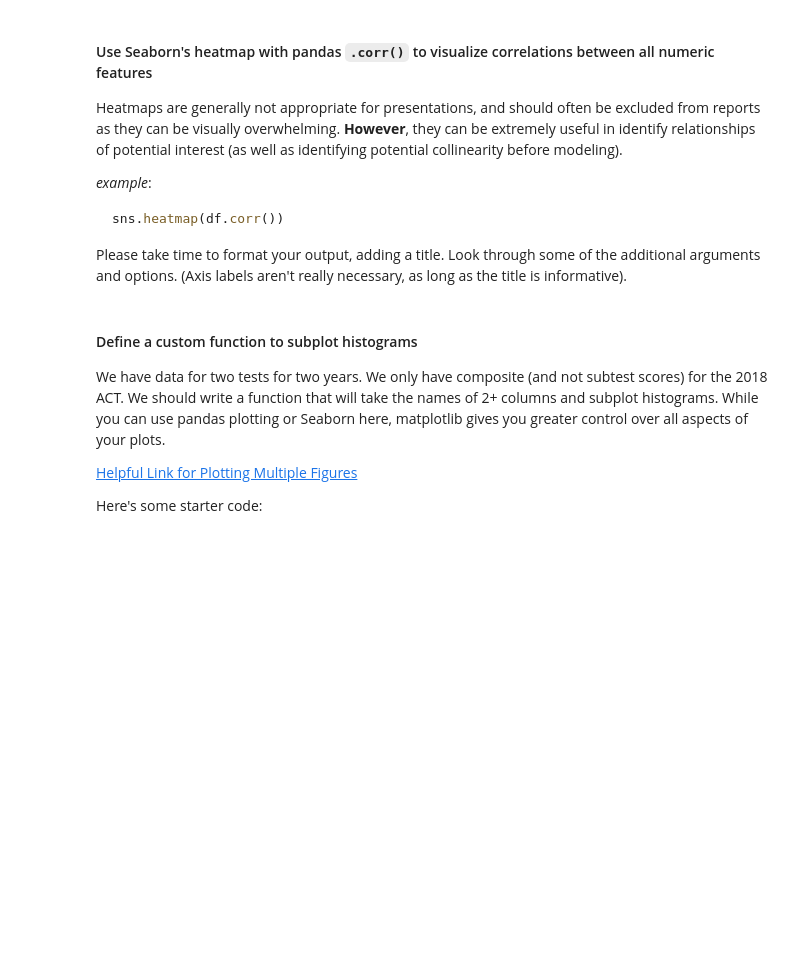
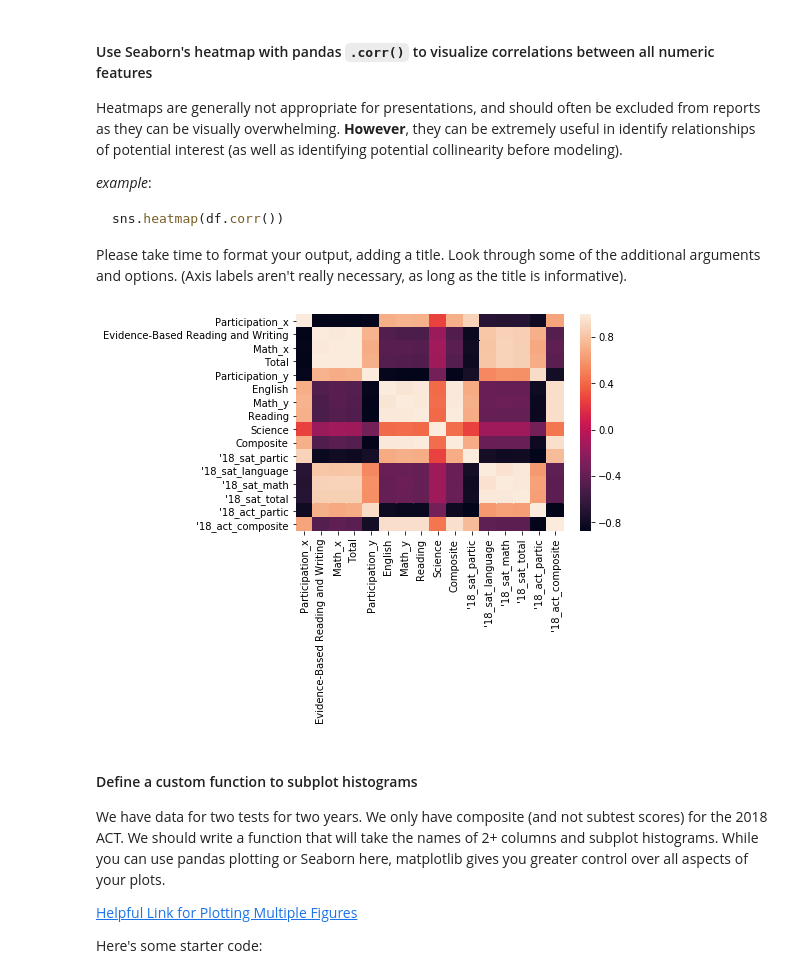
Before and after one commit to alexsimonsays/SAT_ACT_analysis, a Jupyter notebook: code/starter-code.ipynb, the cells around one changed output. Cells and saved outputs as stored; diff of their text form; code cells hidden in the pictures; blank space fills up the shorter version.

````diff
--- a/code/starter-code.ipynb
+++ b/code/starter-code.ipynb
@@ -446,6 +466,16 @@ sns.heatmap(df.corr())
 ```
 
 Please take time to format your output, adding a title. Look through some of the additional arguments and options. (Axis labels aren't really necessary, as long as the title is informative).
+# %%
+numericals = combined_all
+
+numericals.drop(columns =['state'], inplace=True)
+
+numericals.head();
+# %%
+sns.heatmap(numericals.corr());
+# %% [output]
+[figure, added]
 # %% [markdown]
 #### Define a custom function to subplot histograms
 
````
Also changed, not shown: parts of 20 cells of this notebook.
